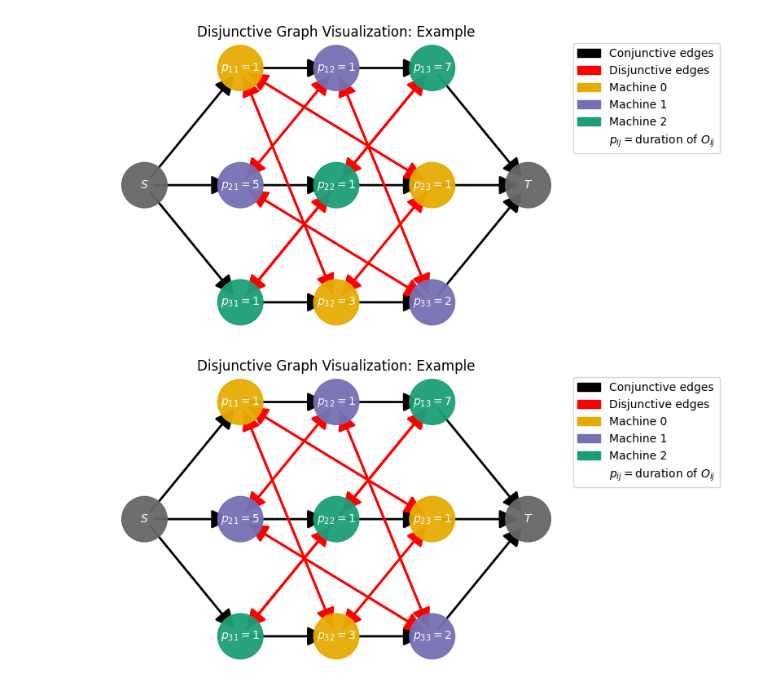
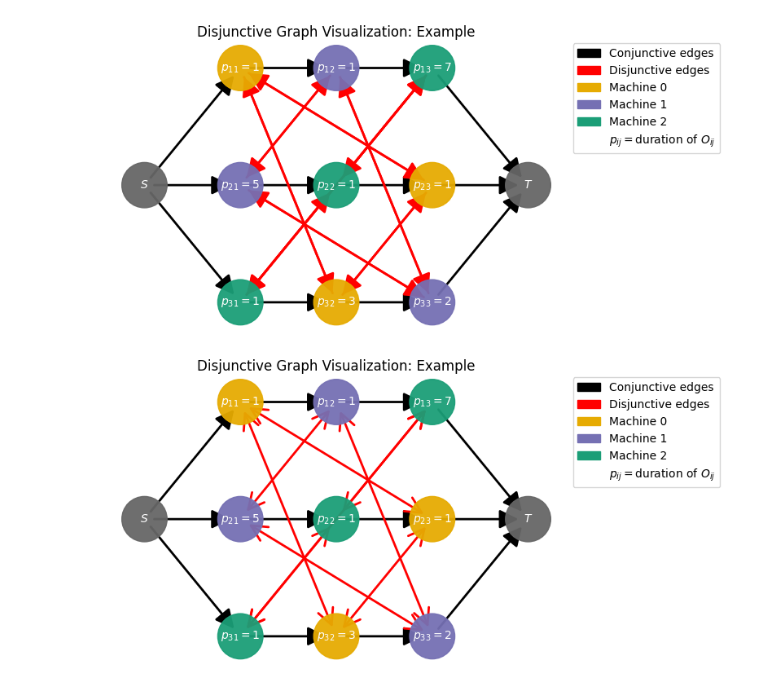
Before and after one commit to Pabloo22/job_shop_lib, a Jupyter notebook: docs/source/examples/04-Disjunctive-Graph.ipynb, the cells around one changed output. Drawn from its saved outputs; the diff is of its cells as text; code cells hidden in the pictures.

```diff
--- a/docs/source/examples/04-Disjunctive-Graph.ipynb
+++ b/docs/source/examples/04-Disjunctive-Graph.ipynb
@@ -77,9 +77,14 @@ _ = plot_disjunctive_graph(graph, figsize=(6, 4))
 [figure]
 # %%
 # You cal also pass the instance directly
-_ = plot_disjunctive_graph(instance, figsize=(6, 4))
+_ = plot_disjunctive_graph(
+    instance,
+    figsize=(6, 4),
+    draw_disjunctive_edges="single_edge",
+    disjunctive_edges_additional_params={"arrowstyle": "<->"},
+)
 # %% [output]
-[figure, old version]
+[figure, new version]
 # %%
 # Let's remove some nodes
 graph.remove_node(0)
```
Also changed, not shown: parts of 3 cells of this notebook, 14 other files.
